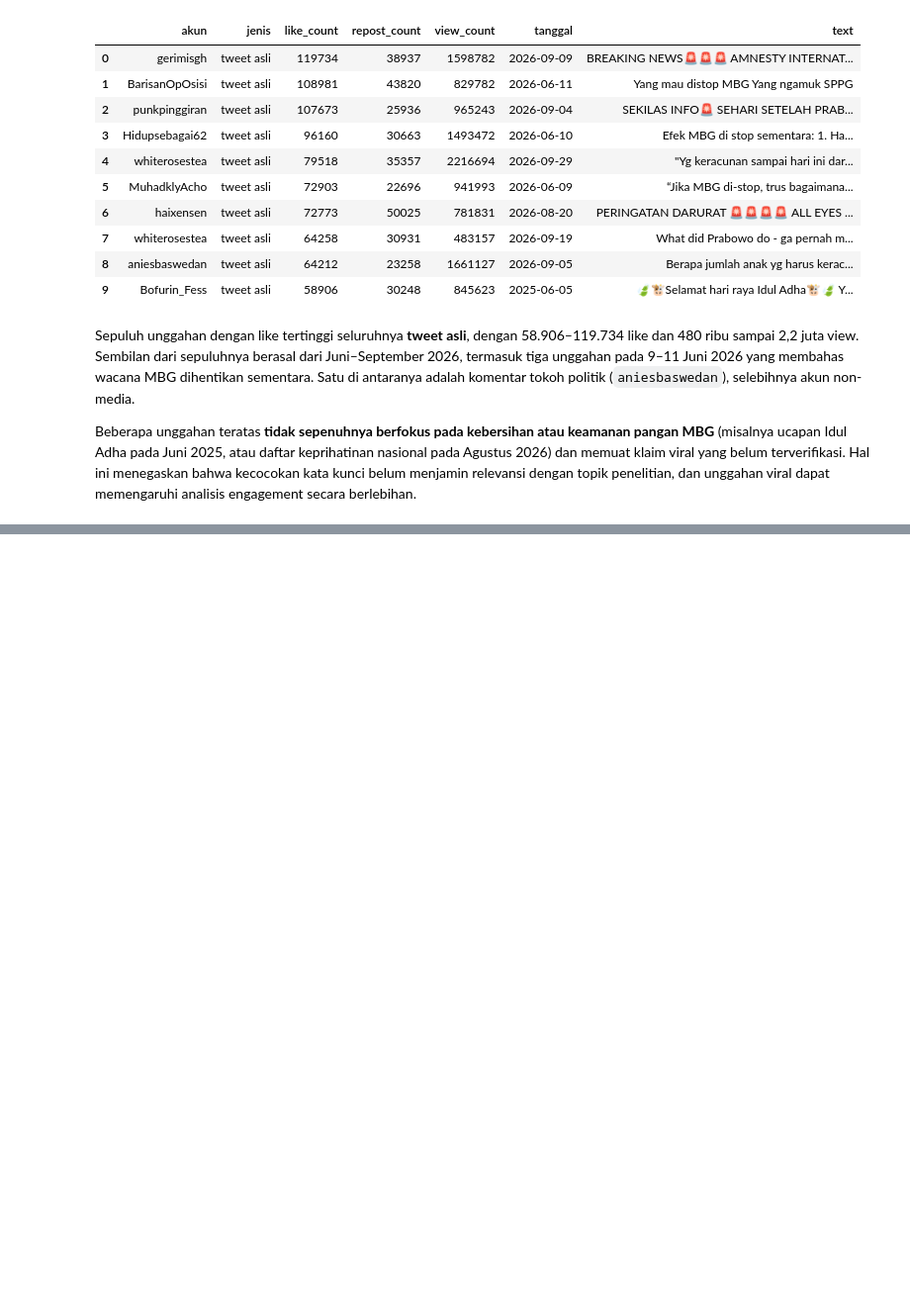
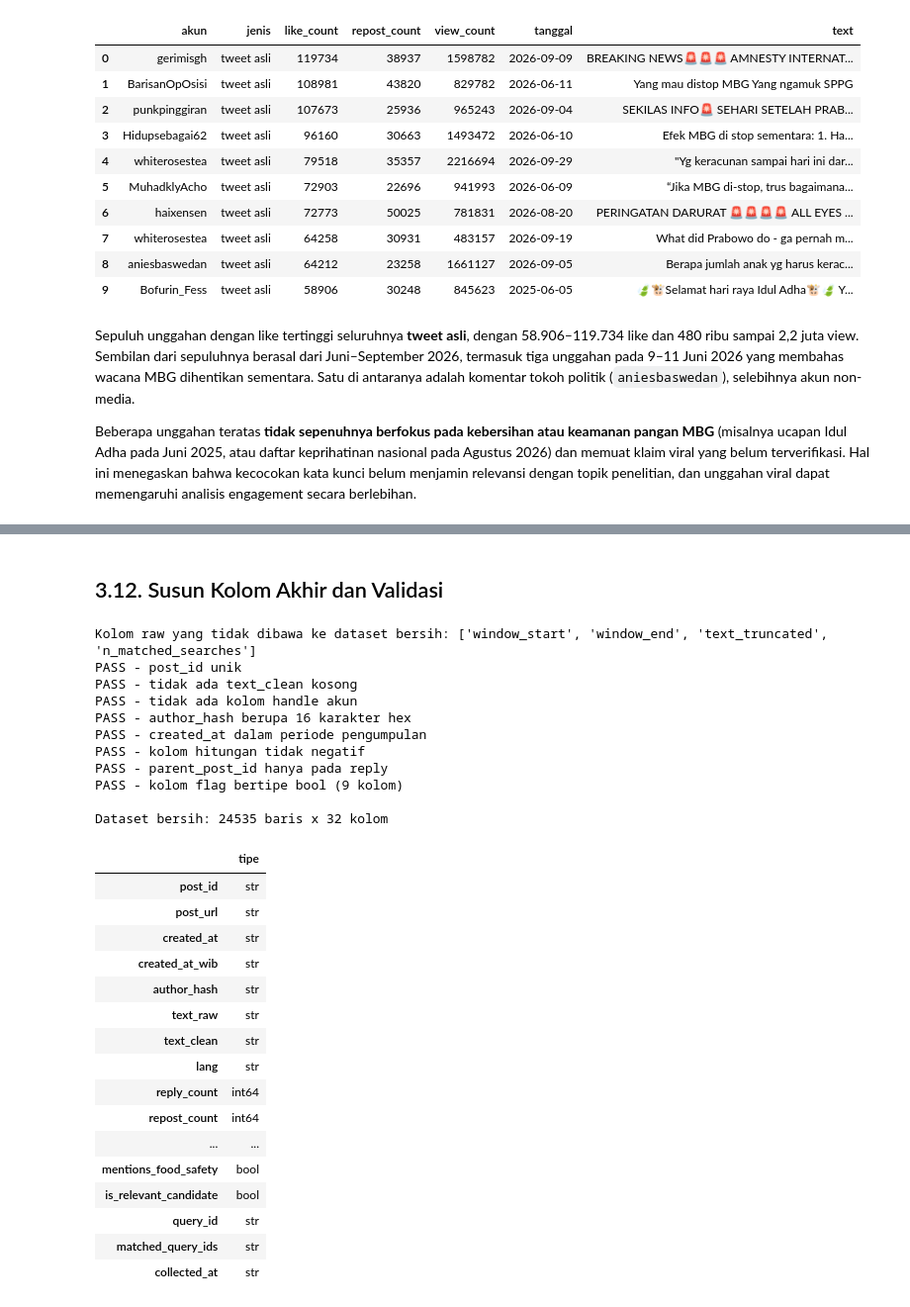
Before and after one commit to Anmedsay/mbg-social-analytics, a Jupyter notebook: x/TK2_X_Scraping_Pipeline.ipynb, the cells around one changed output, grey strips where cells are left out. Shown at 99% size. Drawn from its saved outputs; the diff is of its cells as text; code cells hidden in the pictures; blank space fills up the shorter version.

```diff
--- a/x/TK2_X_Scraping_Pipeline.ipynb
+++ b/x/TK2_X_Scraping_Pipeline.ipynb
@@ -1883,0 +2276,64 @@ Beberapa unggahan teratas **tidak sepenuhnya berfokus pada kebersihan atau keama
+# %% [markdown]
+## 3.12. Susun Kolom Akhir dan Validasi
+# %%
+KOLOM_AKHIR = [
+    "post_id", "post_url", "created_at", "created_at_wib", "author_hash", "text_raw", "text_clean", "lang",
+    *KOLOM_HITUNGAN,
+    "is_reply", "parent_post_id", "parent_missing", "is_quote", "quoted_post_id", "quoted_id_missing",
+    "n_url", "n_mention", "n_hashtag", "text_len", "n_content_words",
+    "is_low_content", "is_repeated_text", "mentions_mbg", "mentions_food_safety", "is_relevant_candidate",
+    "query_id", "matched_query_ids", "collected_at",
+]
+dibuang = [c for c in df.columns if c not in KOLOM_AKHIR]
+print("Kolom raw yang tidak dibawa ke dataset bersih:", dibuang)
+
+clean = df[KOLOM_AKHIR].copy()
+clean["created_at"] = clean["created_at"].dt.strftime("%Y-%m-%dT%H:%M:%SZ")
+clean["collected_at"] = clean["collected_at"].dt.strftime("%Y-%m-%dT%H:%M:%SZ")
+clean["created_at_wib"] = clean["created_at_wib"].dt.strftime("%Y-%m-%dT%H:%M:%S+07:00")
+
+bool_cols = [c for c in clean.columns if clean[c].dtype == bool]
+cek_akhir = {
+    "post_id unik": bool(clean["post_id"].is_unique),
+    "tidak ada text_clean kosong": bool((clean["text_clean"].str.len() > 0).all()),
+    "tidak ada kolom handle akun": not {"author_handle", "url", "quoted_post_url"} & set(clean.columns),
+    "author_hash berupa 16 karakter hex": bool(clean["author_hash"].str.fullmatch(r"[0-9a-f]{16}").all()),
+    "created_at dalam periode pengumpulan": bool(pd.to_datetime(clean["created_at"], utc=True).between(*PP_PERIODE, inclusive="left").all()),
+    "kolom hitungan tidak negatif": bool((clean[KOLOM_HITUNGAN] >= 0).all().all()),
+    "parent_post_id hanya pada reply": bool(clean.loc[~clean["is_reply"], "parent_post_id"].isna().all()),
+    "kolom flag bertipe bool (9 kolom)": len(bool_cols) == 9,
+}
+for nama, ok in cek_akhir.items():
+    print("PASS" if ok else "FAIL", "-", nama)
+assert all(cek_akhir.values()), "Validasi dataset bersih gagal"
+print(f"\nDataset bersih: {clean.shape[0]} baris x {clean.shape[1]} kolom")
+clean.dtypes.astype(str).rename("tipe").to_frame()
+# %% [output]
+Kolom raw yang tidak dibawa ke dataset bersih: ['window_start', 'window_end', 'text_truncated', 'n_matched_searches']
+PASS - post_id unik
+PASS - tidak ada text_clean kosong
+PASS - tidak ada kolom handle akun
+PASS - author_hash berupa 16 karakter hex
+PASS - created_at dalam periode pengumpulan
+PASS - kolom hitungan tidak negatif
+PASS - parent_post_id hanya pada reply
+PASS - kolom flag bertipe bool (9 kolom)
+
+Dataset bersih: 24535 baris x 32 kolom
+|  | tipe |
+| post_id | str |
+| post_url | str |
+| created_at | str |
+| created_at_wib | str |
+| author_hash | str |
+| text_raw | str |
+| text_clean | str |
+| lang | str |
+| reply_count | int64 |
+| repost_count | int64 |
+| ... | ... |
+| mentions_food_safety | bool |
+| is_relevant_candidate | bool |
+| query_id | str |
+| matched_query_ids | str |
+| collected_at | str |
```
Also changed, not shown: parts of 45 cells of this notebook, 2 other files.
